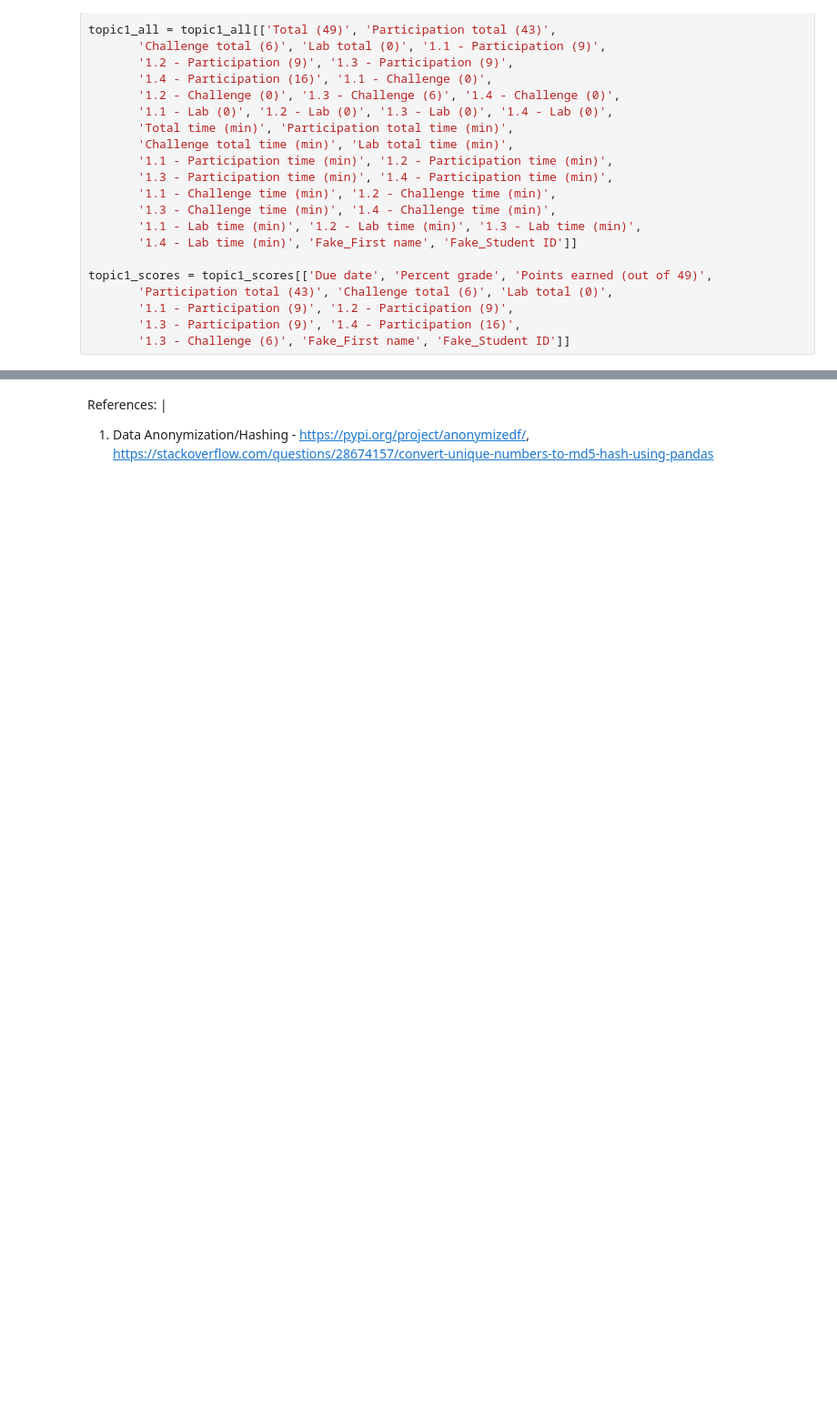
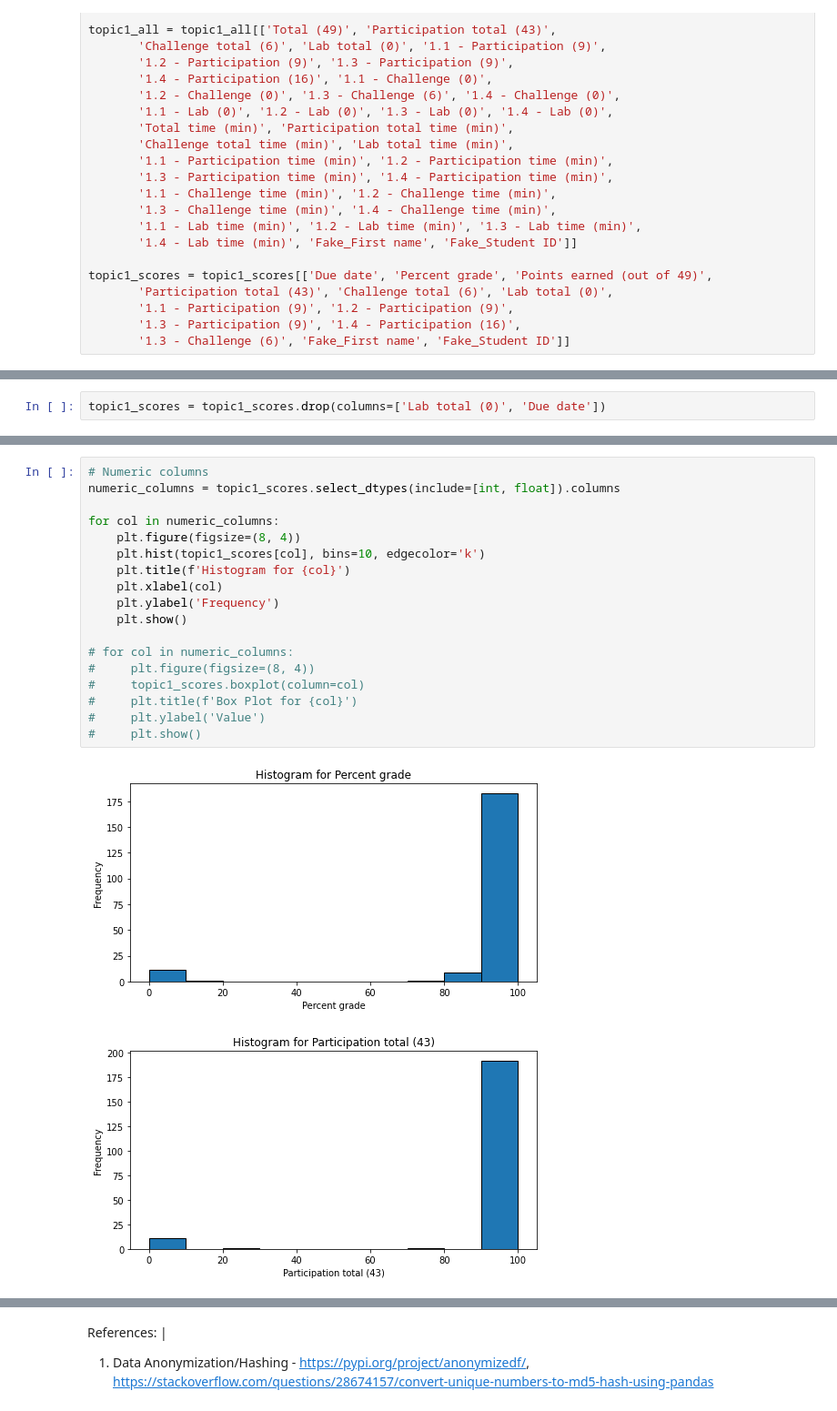
Before and after one commit to nikitasthakur/Student-Performance-Analysis, a Jupyter notebook: data cleaning/data_cleaning.ipynb, the cells around one changed output, grey strips where cells are left out. Shown: that part at 91% size. Drawn from its saved outputs; the diff is of its cells as text; blank space fills up the shorter version.

```diff
--- a/data cleaning/data_cleaning.ipynb
+++ b/data cleaning/data_cleaning.ipynb
@@ -90,0 +109,2 @@ topic1_all['1.2 - Participation (9)'].nunique()
+# %%
+topic1_scores = topic1_scores.drop(columns=['Lab total (0)', 'Due date'])
@@ -90,0 +125,21 @@ topic1_all['1.2 - Participation (9)'].nunique()
+# %%
+# Numeric columns
+numeric_columns = topic1_scores.select_dtypes(include=[int, float]).columns
+
+for col in numeric_columns:
+    plt.figure(figsize=(8, 4))
+    plt.hist(topic1_scores[col], bins=10, edgecolor='k')
+    plt.title(f'Histogram for {col}')
+    plt.xlabel(col)
+    plt.ylabel('Frequency')
+    plt.show()
+
+# for col in numeric_columns:
+#     plt.figure(figsize=(8, 4))
+#     topic1_scores.boxplot(column=col)
+#     plt.title(f'Box Plot for {col}')
+#     plt.ylabel('Value')
+#     plt.show()
+# %% [output]
+[figure, added]
+[figure, added]
```
Also changed, not shown: parts of 11 cells of this notebook, 3 other files.
